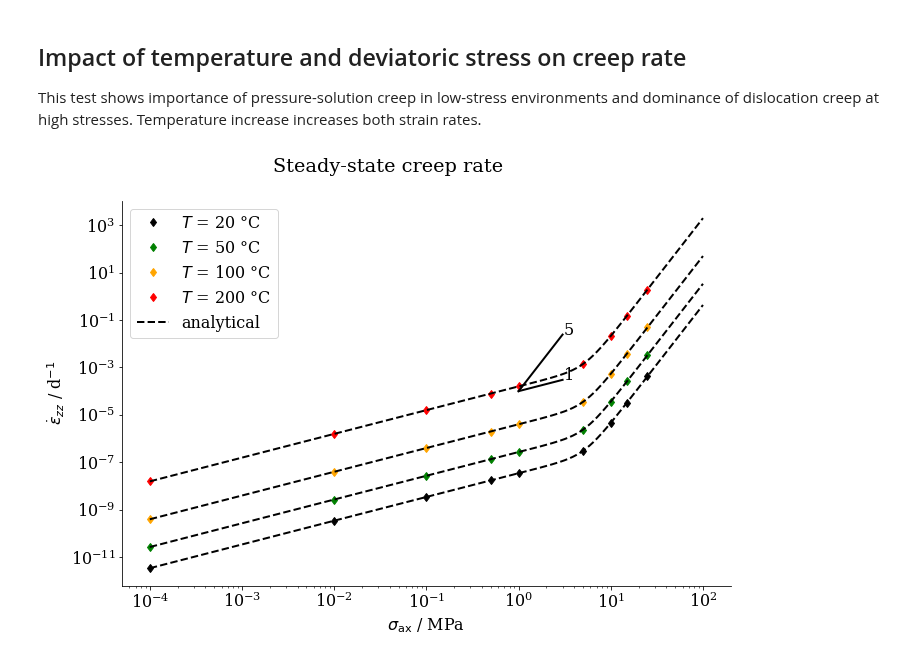
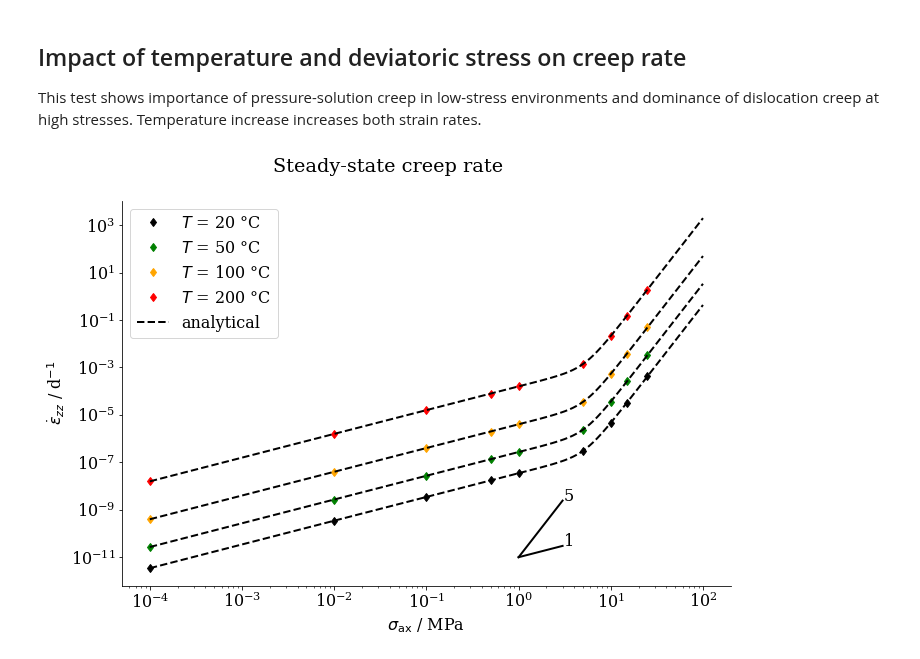
Before and after one commit to nagelt/MechanicsTrainingCourse2020, a Jupyter notebook: MFront/PLL.ipynb, the cells around one changed output. Cells and saved outputs as stored; diff of their text form; code cells hidden in the pictures.

```diff
--- a/MFront/PLL.ipynb
+++ b/MFront/PLL.ipynb
@@ -186,34 +186,34 @@ This test shows importance of pressure-solution creep in low-stress environments
 # %%
 #HIDDEN
 sax = [1e-4,0.01,0.1,0.5,1,5,10,15,25]
 temps = [20,50,100,200]
 cols = ['black','green','orange','red']
 times = np.linspace(0,100,1000)
 creep_rate = lambda sig, T: A1 * np.exp(-Q1/(8.3145*(273.15+T))) * np.power(sig/sref,5) + A1/10/Dgrain**3 * np.exp(-Q1/(8.3145*(273.15+T))) * sig/sref
 fig,ax = plt.subplots(figsize=(10,7))
 for s in sax:
     for i,T in enumerate(temps):
         eps1, eps0 = run_stress_effect_sim(times,s,T+273.15)
         dot_eps_av = np.mean((eps1[2:]-eps0[2:])/(times[1] - times[0]))
         if s == sax[0]:
             ax.plot(s,dot_eps_av,label='$T$ = %i °C' %T, ls='', marker='d',color=cols[i])
         else:
             ax.plot(s,dot_eps_av, ls='', marker='d',color=cols[i])
 sigs = np.logspace(-4,2,1000)
 ax.plot(sigs,creep_rate(sigs,temps[0]),color='black',ls='--',label='analytical')
 for T in temps[1:]:
     ax.plot(sigs,creep_rate(sigs,T),color='black',ls='--')
-ax.plot([1,3],[1e-4,(3**5)*1e-4],ls='-',color='black')#5
-ax.plot([1,3],[1e-4,3e-4],ls='-',color='black')#1
-ax.text(3.1,(3**5)*1e-4,'5')
-ax.text(3.1,3e-4,'1')
+ax.plot([1,3],[1e-11,(3**5)*1e-11],ls='-',color='black')#5
+ax.plot([1,3],[1e-11,3e-11],ls='-',color='black')#1
+ax.text(3.1,(3**5)*1e-11,'5')
+ax.text(3.1,3e-11,'1')
 ax.set_xlabel('$\\sigma_\\mathrm{ax}$ / MPa')
 ax.set_ylabel('$\\dot{\\epsilon}_{zz}$ / d$^{-1}$')
 ax.set_xscale('log')
 ax.set_yscale('log')
 fig.suptitle('Steady-state creep rate')
 ax.legend();
 fig.tight_layout();
 fig.savefig('creep_transition.pdf')
 # %% [output]
-[figure, old version]
+[figure, new version]
```
Also changed, not shown: 2 other files.
